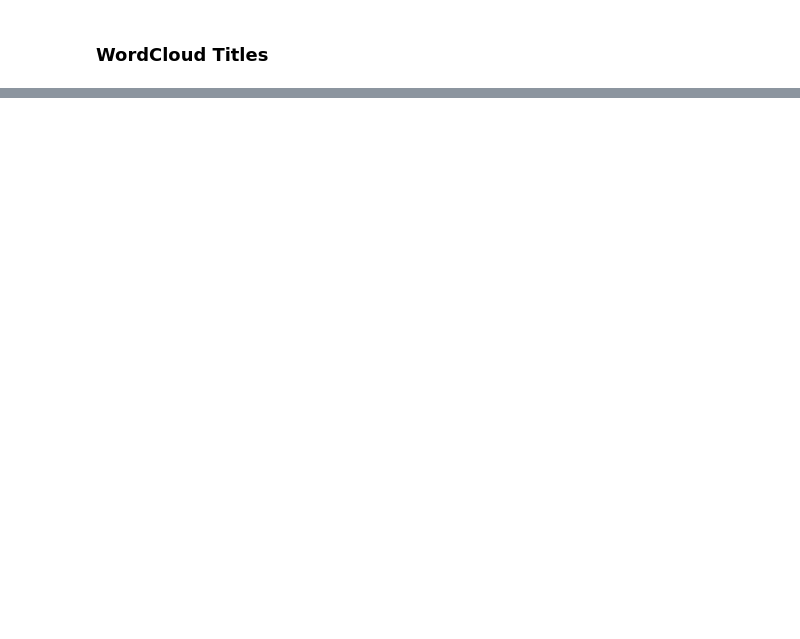
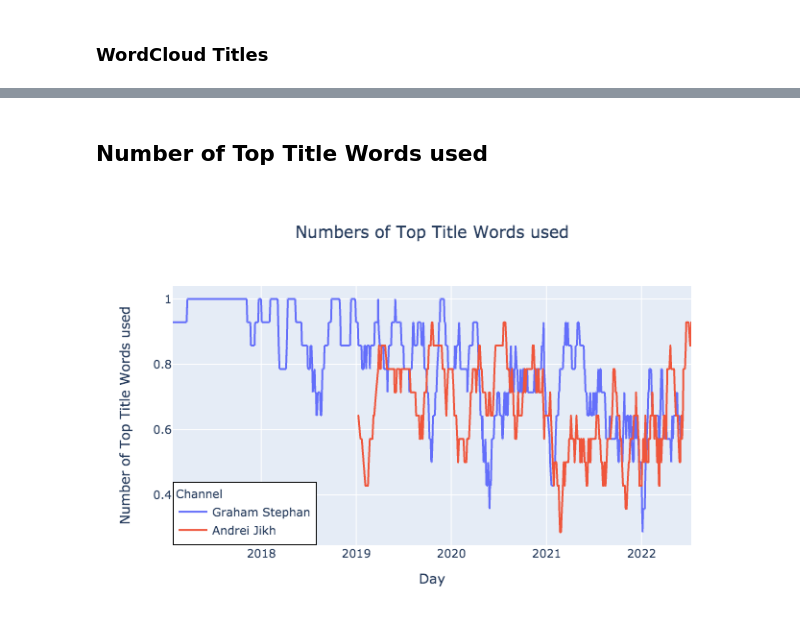
Before and after one commit to calbornozflores/spy-youtube, a Jupyter notebook: notebooks/05 - EDA Text Youtube Videos info.ipynb, the cells around one changed output, grey strips where cells are left out. Drawn from its saved outputs; the diff is of its cells as text; code cells hidden in the pictures; blank space fills up the shorter version.

```diff
--- a/notebooks/05 - EDA Text Youtube Videos info.ipynb
+++ b/notebooks/05 - EDA Text Youtube Videos info.ipynb
@@ -109,0 +196,15 @@ plot_cloud(wordcloud)
+# %% [markdown]
+## Number of Top Title Words used
+# %%
+fig = px.line(topWords_rolling,
+              x="publishedAtDay", y="topTitle", color="channelTitle",
+              labels={
+                  "publishedAtDay": "Day",
+                  "topTitle": "Number of Top Title Words used",
+                  "channelTitle": "Channel"
+              },
+              title="Numbers of Top Title Words used")
+fig.update_layout(title_x=0.5, legend=dict(x = 0, y = 0, bordercolor = "Black", borderwidth = 1))
+fig.show("png")
+# %% [output]
+[figure, added]
```
Also changed, not shown: parts of 19 cells of this notebook, 1 other file.
